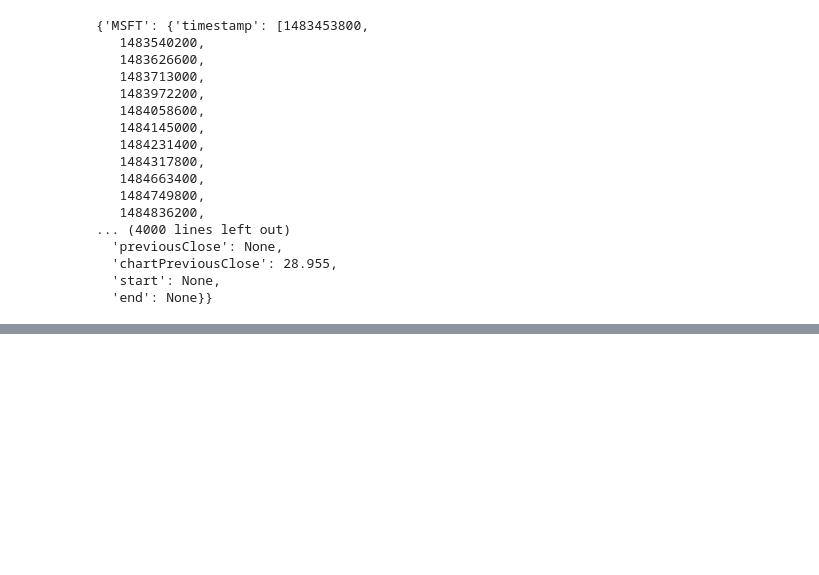
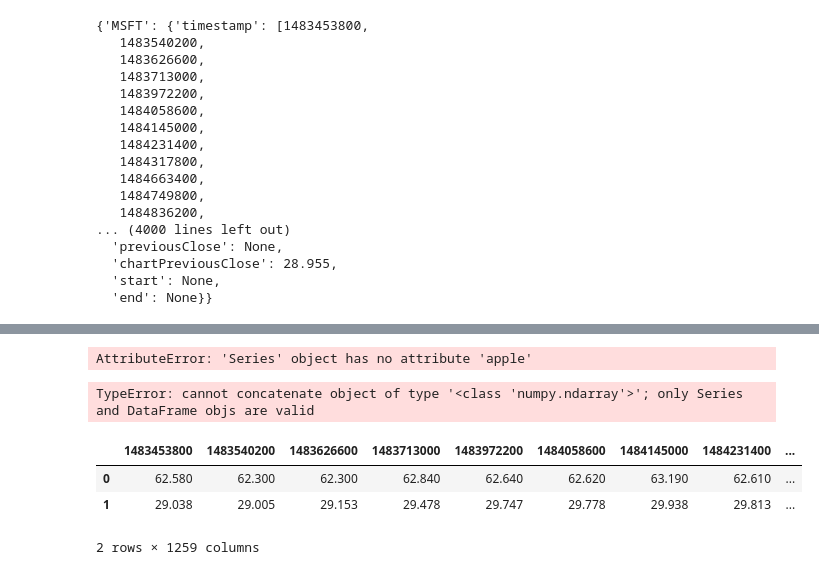
Before and after one commit to joshuamchavez2/yahoo-api, a Jupyter notebook: acquire.ipynb, the cells around one changed output, grey strips where cells are left out. Saved outputs shown, nothing was run; the diff lists cells and outputs as text; code cells hidden in the pictures; blank space fills up the shorter version.

```diff
--- a/acquire.ipynb
+++ b/acquire.ipynb
@@ -77,0 +108,22 @@ data['MSFT']['start']
+# %%
+series
+# %% [output]
+AttributeError: 'Series' object has no attribute 'apple'
+# %%
+df = pd.DataFrame()
+d = {}
+mylist = []
+for symbol in data:
+    for index, values in enumerate(data[symbol]['timestamp']):
+        d[values] = data[symbol]['close'][index]
+    series = pd.Series(d)
+    df = df.append(series.values, ignore_index=True)
+# %% [output]
+TypeError: cannot concatenate object of type '<class 'numpy.ndarray'>'; only Series and DataFrame objs are valid
+# %%
+df
+# %% [output]
+|  | 1483453800 | 1483540200 | 1483626600 | 1483713000 | 1483972200 | 1484058600 | 1484145000 | 1484231400 | ... |
+| 0 | 62.580 | 62.300 | 62.300 | 62.840 | 62.640 | 62.620 | 63.190 | 62.610 | ... |
+| 1 | 29.038 | 29.005 | 29.153 | 29.478 | 29.747 | 29.778 | 29.938 | 29.813 | ... |
+2 rows × 1259 columns
```
Also changed, not shown: parts of 23 cells of this notebook.
